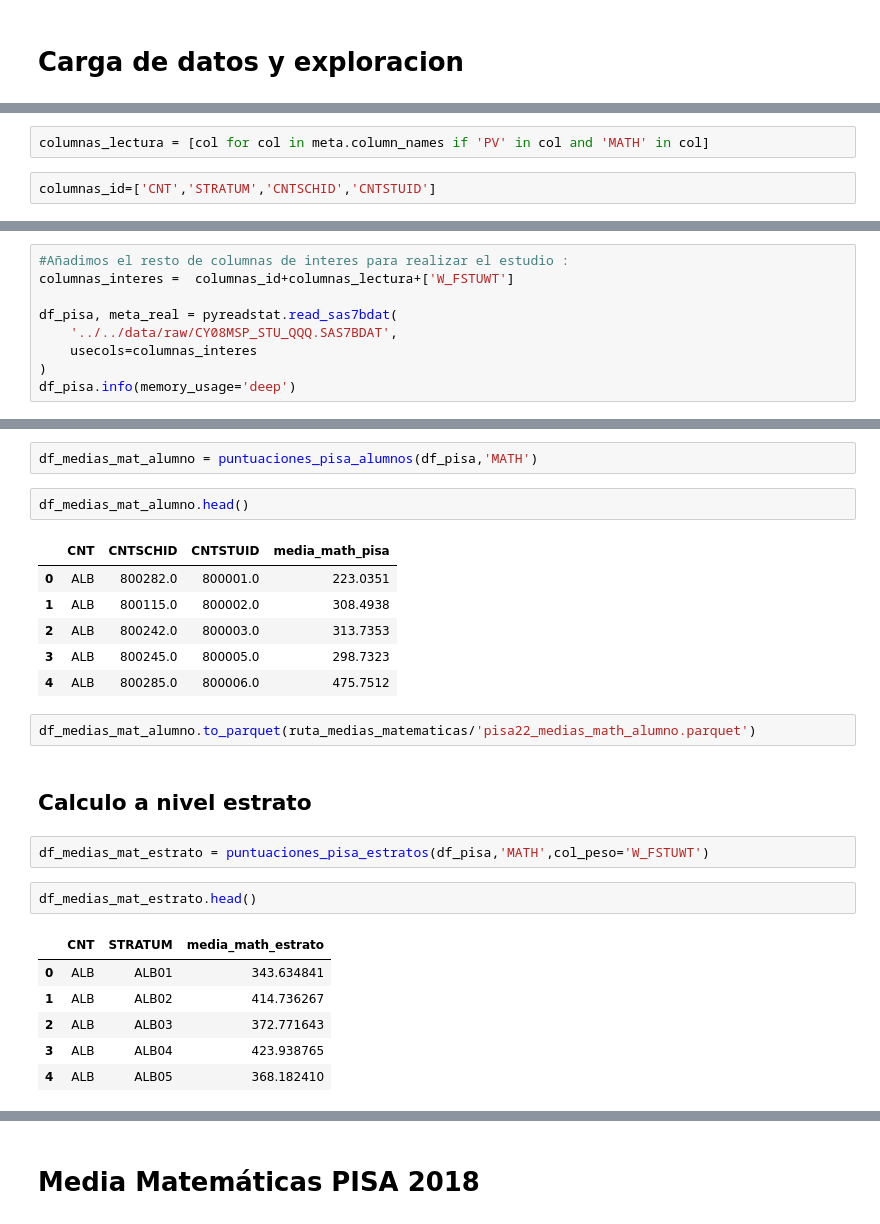
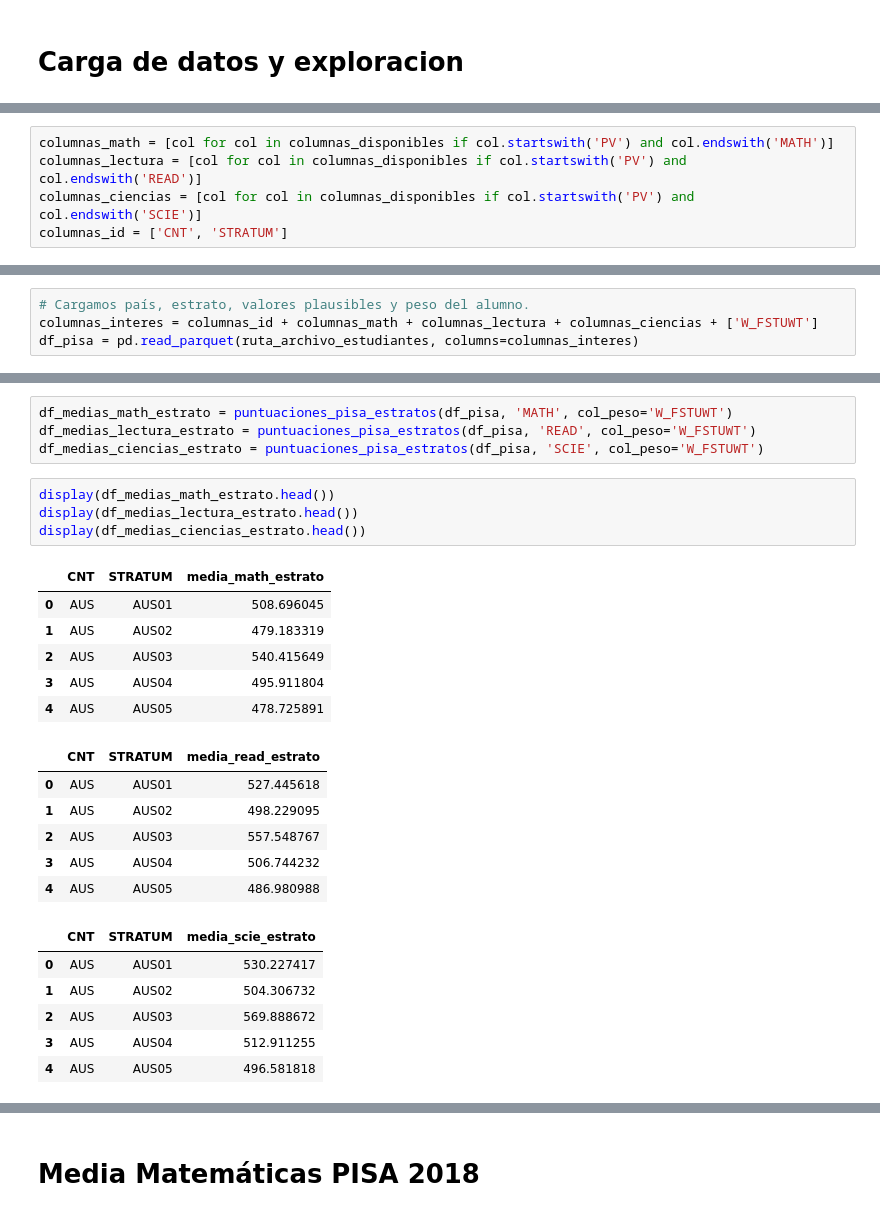
Before and after one commit to musero55/tfm_data_science, a Jupyter notebook: notebooks/fase_1_data_ingestion_eda/01_procesamiento_matematicas_PISA.ipynb, the cells around one changed output, grey strips where cells are left out. Cells and saved outputs as stored; diff of their text form.

Commit message:
Se calculan las notas medias por estratos para las tres asignaturas de 2022 se reotganiza la carpeta de datos intermedios

```diff
--- a/notebooks/fase_1_data_ingestion_eda/01_procesamiento_matematicas_PISA.ipynb
+++ b/notebooks/fase_1_data_ingestion_eda/01_procesamiento_matematicas_PISA.ipynb
@@ -48,5 +52,6 @@ Numero de columnas: 1278
 # %%
-columnas_lectura = [col for col in meta.column_names if 'PV' in col and 'MATH' in col]
+columnas_math = [col for col in columnas_disponibles if col.startswith('PV') and col.endswith('MATH')]
+columnas_lectura = [col for col in columnas_disponibles if col.startswith('PV') and col.endswith('READ')]
+columnas_ciencias = [col for col in columnas_disponibles if col.startswith('PV') and col.endswith('SCIE')]
+columnas_id = ['CNT', 'STRATUM']
-# %%
-columnas_id=['CNT','STRATUM','CNTSCHID','CNTSTUID']
 # %%
@@ -58,9 +65,4 @@ Columnas encontradas: 10
 # %%
-#Añadimos el resto de columnas de interes para realizar el estudio :
-columnas_interes =  columnas_id+columnas_lectura+['W_FSTUWT']
-
-df_pisa, meta_real = pyreadstat.read_sas7bdat(
-    '../../data/raw/CY08MSP_STU_QQQ.SAS7BDAT',
-    usecols=columnas_interes
-)
-df_pisa.info(memory_usage='deep')
+# Cargamos país, estrato, valores plausibles y peso del alumno.
+columnas_interes = columnas_id + columnas_math + columnas_lectura + columnas_ciencias + ['W_FSTUWT']
+df_pisa = pd.read_parquet(ruta_archivo_estudiantes, columns=columnas_interes)
@@ -84,28 +69,29 @@ df_pisa.info(memory_usage='deep')
-# %%
-df_medias_mat_alumno = puntuaciones_pisa_alumnos(df_pisa,'MATH')
-# %%
-df_medias_mat_alumno.head()
-# %% [output]
-|  | CNT | CNTSCHID | CNTSTUID | media_math_pisa |
-| 0 | ALB | 800282.0 | 800001.0 | 223.0351 |
-| 1 | ALB | 800115.0 | 800002.0 | 308.4938 |
-| 2 | ALB | 800242.0 | 800003.0 | 313.7353 |
-| 3 | ALB | 800245.0 | 800005.0 | 298.7323 |
-| 4 | ALB | 800285.0 | 800006.0 | 475.7512 |
-# %%
-df_medias_mat_alumno.to_parquet(ruta_medias_matematicas/'pisa22_medias_math_alumno.parquet')
-# %% [markdown]
-## Calculo a nivel estrato
 # %%
-df_medias_mat_estrato = puntuaciones_pisa_estratos(df_pisa,'MATH',col_peso='W_FSTUWT')
+df_medias_math_estrato = puntuaciones_pisa_estratos(df_pisa, 'MATH', col_peso='W_FSTUWT')
+df_medias_lectura_estrato = puntuaciones_pisa_estratos(df_pisa, 'READ', col_peso='W_FSTUWT')
+df_medias_ciencias_estrato = puntuaciones_pisa_estratos(df_pisa, 'SCIE', col_peso='W_FSTUWT')
 # %%
-df_medias_mat_estrato.head()
+display(df_medias_math_estrato.head())
+display(df_medias_lectura_estrato.head())
+display(df_medias_ciencias_estrato.head())
 # %% [output]
 |  | CNT | STRATUM | media_math_estrato |
-| 0 | ALB | ALB01 | 343.634841 |
-| 1 | ALB | ALB02 | 414.736267 |
-| 2 | ALB | ALB03 | 372.771643 |
-| 3 | ALB | ALB04 | 423.938765 |
-| 4 | ALB | ALB05 | 368.182410 |
+| 0 | AUS | AUS01 | 508.696045 |
+| 1 | AUS | AUS02 | 479.183319 |
+| 2 | AUS | AUS03 | 540.415649 |
+| 3 | AUS | AUS04 | 495.911804 |
+| 4 | AUS | AUS05 | 478.725891 |
+|  | CNT | STRATUM | media_read_estrato |
+| 0 | AUS | AUS01 | 527.445618 |
+| 1 | AUS | AUS02 | 498.229095 |
+| 2 | AUS | AUS03 | 557.548767 |
+| 3 | AUS | AUS04 | 506.744232 |
+| 4 | AUS | AUS05 | 486.980988 |
+|  | CNT | STRATUM | media_scie_estrato |
+| 0 | AUS | AUS01 | 530.227417 |
+| 1 | AUS | AUS02 | 504.306732 |
+| 2 | AUS | AUS03 | 569.888672 |
+| 3 | AUS | AUS04 | 512.911255 |
+| 4 | AUS | AUS05 | 496.581818 |
 # %%
 #Guardamos el dataframe en formato parquet
```
Also changed, not shown: parts of 15 cells of this notebook, 8 other files.
